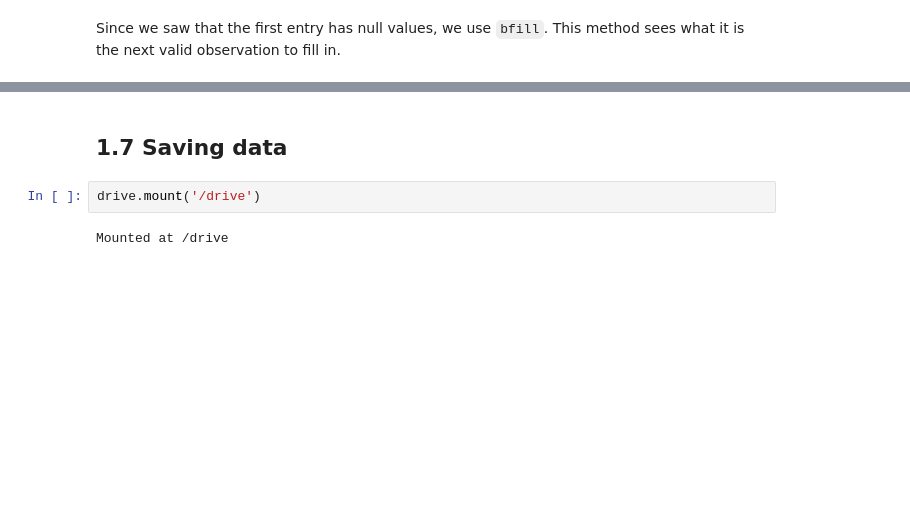
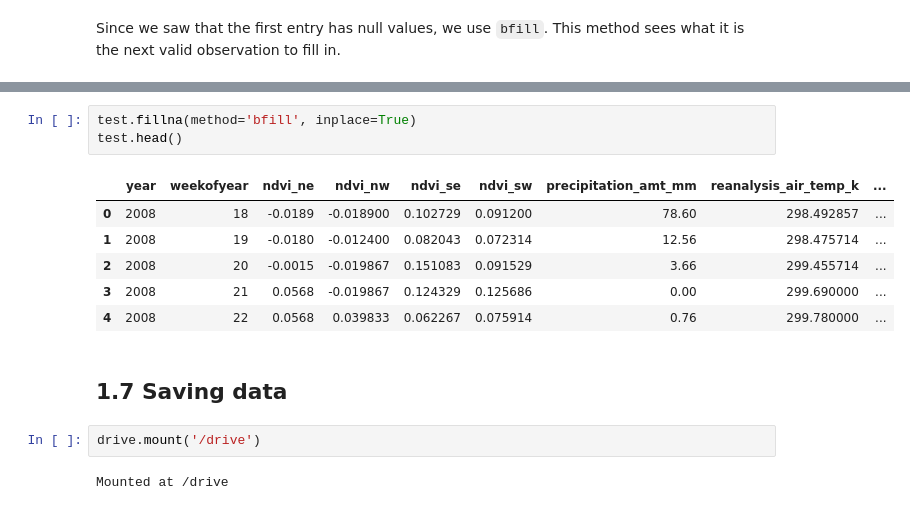
Before and after one commit to raulbs7/Machine-Learning-Techniques-Project, a Jupyter notebook: Dengue_Supervised_Project/1_Preprocessing.ipynb, the cells around one changed output, grey strips where cells are left out. Saved outputs shown, nothing was run; the diff lists cells and outputs as text; blank space fills up the shorter version.

```diff
--- a/Dengue_Supervised_Project/1_Preprocessing.ipynb
+++ b/Dengue_Supervised_Project/1_Preprocessing.ipynb
@@ -208,6 +226,16 @@ train.head()
 | 2 | 1990 | 20 | 0.032250 | 0.172967 | 0.157200 | 0.170843 | 34.54 | 298.781429 | ... |
 | 3 | 1990 | 21 | 0.128633 | 0.245067 | 0.227557 | 0.235886 | 15.36 | 298.987143 | ... |
 | 4 | 1990 | 22 | 0.196200 | 0.262200 | 0.251200 | 0.247340 | 7.52 | 299.518571 | ... |
+# %%
+test.fillna(method='bfill', inplace=True)
+test.head()
+# %% [output]
+|  | year | weekofyear | ndvi_ne | ndvi_nw | ndvi_se | ndvi_sw | precipitation_amt_mm | reanalysis_air_temp_k | ... |
+| 0 | 2008 | 18 | -0.0189 | -0.018900 | 0.102729 | 0.091200 | 78.60 | 298.492857 | ... |
+| 1 | 2008 | 19 | -0.0180 | -0.012400 | 0.082043 | 0.072314 | 12.56 | 298.475714 | ... |
+| 2 | 2008 | 20 | -0.0015 | -0.019867 | 0.151083 | 0.091529 | 3.66 | 299.455714 | ... |
+| 3 | 2008 | 21 | 0.0568 | -0.019867 | 0.124329 | 0.125686 | 0.00 | 299.690000 | ... |
+| 4 | 2008 | 22 | 0.0568 | 0.039833 | 0.062267 | 0.075914 | 0.76 | 299.780000 | ... |
 # %% [markdown]
 ## 1.7 Saving data
 # %%
```
Also changed, not shown: parts of 2 cells of this notebook.
